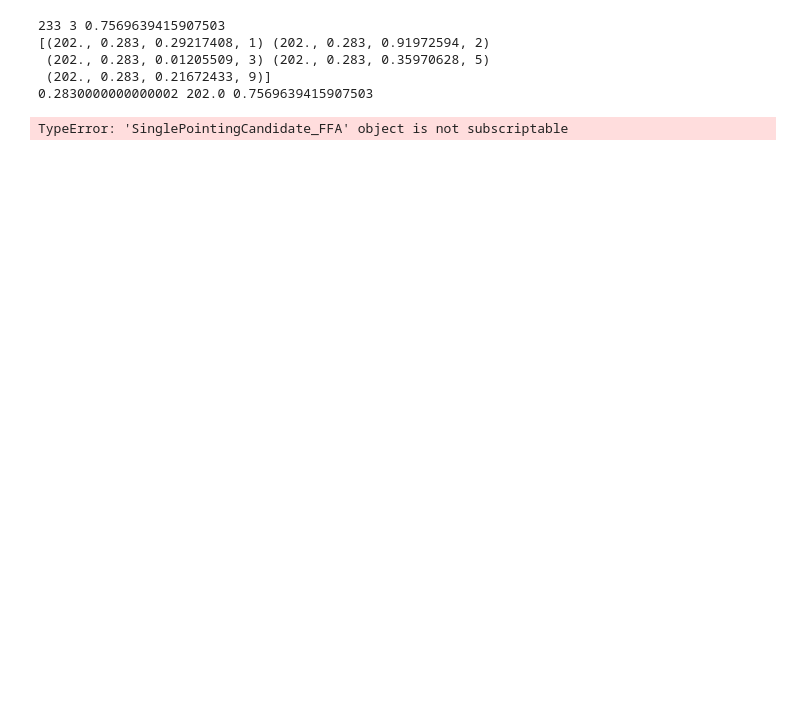
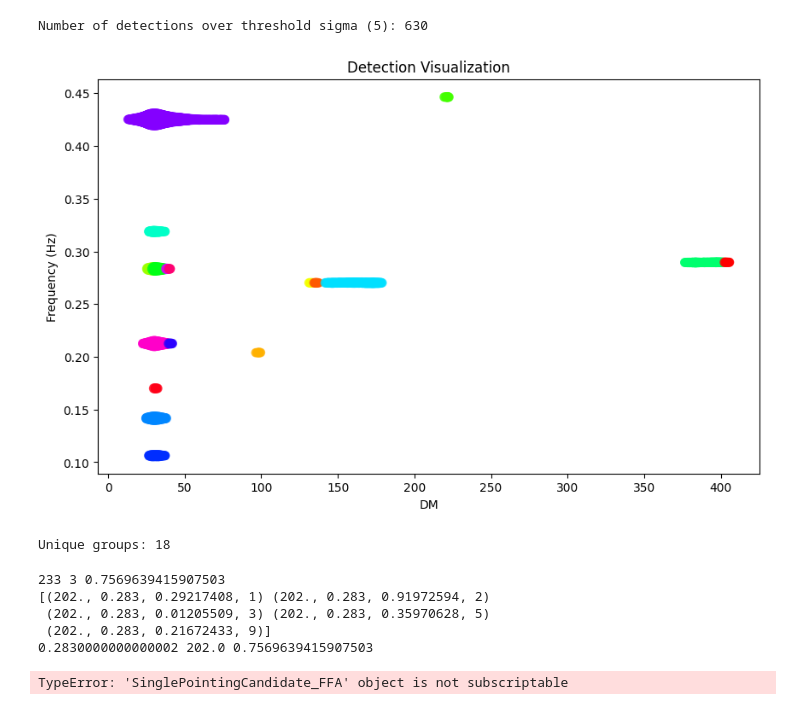
Before and after one commit to chime-sps/champss_software, a Jupyter notebook: champss/FFA/riptide_tests.ipynb, the cells around one changed output. Drawn from its saved outputs; the diff is of its cells as text; code cells hidden in the pictures; blank space fills up the shorter version.

```diff
--- a/champss/FFA/riptide_tests.ipynb
+++ b/champss/FFA/riptide_tests.ipynb
@@ -115,3 +218,78 @@ def rogue_width_filter(peaks, snrs, widths):
+# %%
+sigma_detection_threshold = 5
+max_ndetect = 50000
+
+detections = detections[
+    detections["sigma"] > sigma_detection_threshold
+]
+
+# thin down detections if there are too many
+print(
+    "Number of detections over threshold sigma"
+    f" ({sigma_detection_threshold}): {len(detections)}"
+)
+sig_limit = sigma_detection_threshold
+if len(detections) > max_ndetect:
+    print(
+        f"The number of detections {len(detections)} is greater than the max"
+        f" for the usual clustering scheme {max_ndetect}"
+    )
+    sig_limit = sigma_detection_threshold + 1
+    selection = np.where(detections["sigma"] > sig_limit)[0]
+    while len(selection) > max_ndetect:
+        sig_limit += 0.2
+        selection = np.where(detections["sigma"] > sig_limit)[0]
+    detections = detections[selection]
+    print(
+        f"The minimum sigma has been raised to {sig_limit} to reduce the number"
+        f" of detections to {len(detections)}"
+    )
+# %% [output]
+Number of detections over threshold sigma (5): 630
+# %%
+# Generate a mapping of current labels to random unique integers to switch up the colours
+unique_labels = np.unique(labels)
+shuffled_labels = np.random.permutation(unique_labels)
+
+# Create a dictionary for remapping
+label_mapping = {old: new for old, new in zip(unique_labels, shuffled_labels)}
+
+# Apply the mapping to the labels array
+labels = np.array([label_mapping[label] for label in labels])
+
+# Normalize sigma for scaling circle size
+if len(detections) > 0:
+    sigma_normalized = detections["sigma"] / detections["sigma"].max()
+
+    # Create the scatter plot
+    plt.figure(figsize=(10, 6))
+
+    # Use a colormap for the labels
+    cmap = plt.cm.hsv
+    scatter = plt.scatter(
+        detections["dm"],
+        detections["freq"],
+        c=labels,
+        s=sigma_normalized * 300,  # Scale the sizes (adjust multiplier as needed)
+        cmap=cmap,
+        alpha=0.7
+    )
+
+    # Add color bar to indicate the group labels
+    # cbar = plt.colorbar(scatter, ticks=range(-1, 300,10))
+    # cbar.set_label('Group Labels')
+
+    # Label the axes
+    plt.xlabel("DM")
+    plt.ylabel("Frequency (Hz)")
+    plt.title("Detection Visualization")
+
+    # Show the plot
+    plt.show()
+    print(f"Unique groups: {len(unique_labels)}")
+# %% [output]
+[figure, added]
+Unique groups: 18
 # %%
 import csv
 
```
Also changed, not shown: parts of 9 cells of this notebook, 45 other files.
